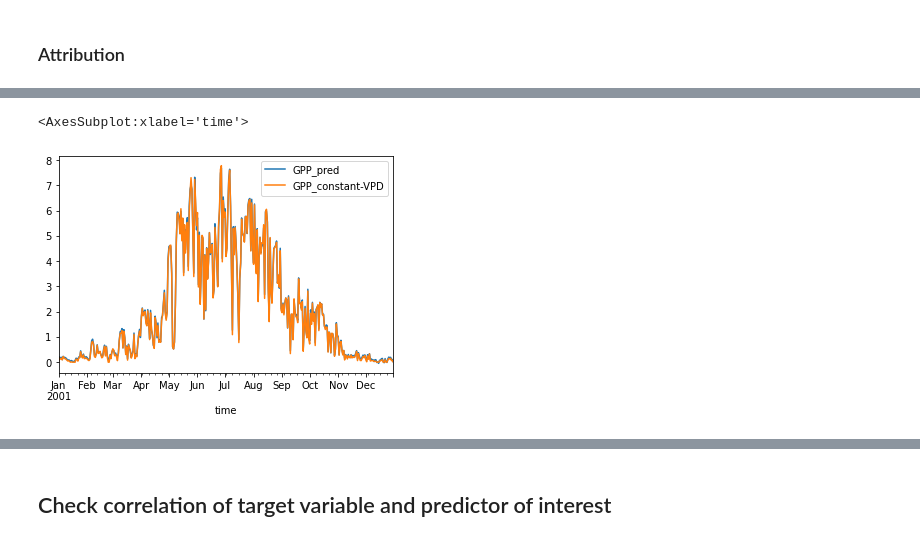
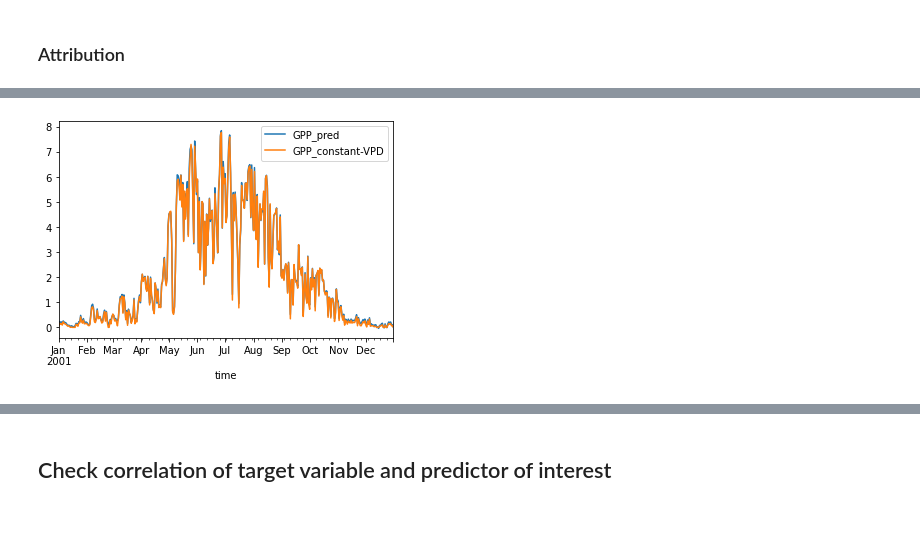
Before and after one commit to pinplex/Hackathon-Attribution, a Jupyter notebook: pytorch_utils/train_gpp_model.ipynb, the cells around one changed output, grey strips where cells are left out. Drawn from its saved outputs; the diff is of its cells as text; code cells hidden in the pictures.

```diff
--- a/pytorch_utils/train_gpp_model.ipynb
+++ b/pytorch_utils/train_gpp_model.ipynb
@@ -201,5 +244,5 @@ class FCN(nn.Module):
 # %%
-model = FCN(num_feature=4, learning_rate=0.1)
+model = FCN(num_feature=4, learning_rate=0.1, activation='sigmoid', output_activation='identity')
 # %%
 model.tune(num_epochs=10, train_loader=train_loader, valid_loader=valid_loader)
 # %%
@@ -265,10 +307,10 @@ df = ds.to_dataframe()
 # %%
 df['GPP_pred'] = target_pred
 # %%
-df['2001'][['GPP_pred', target_var]].plot()
+df.loc['2001'][['GPP_pred', target_var]].plot()
+plt.show()
 # %% [output]
-<AxesSubplot:xlabel='time'>
-[figure, old version]
+[figure, new version]
 # %%
 def compute_integrated_gradient(batch_x, batch_blank, model):
     mean_grad = 0
```
Also changed, not shown: parts of 30 cells of this notebook.
